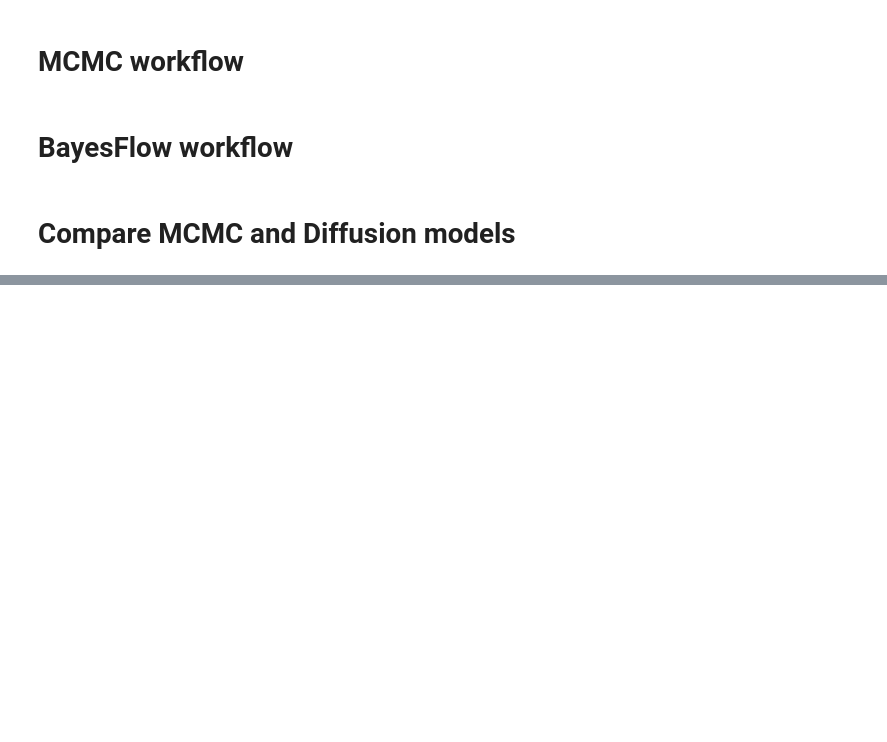
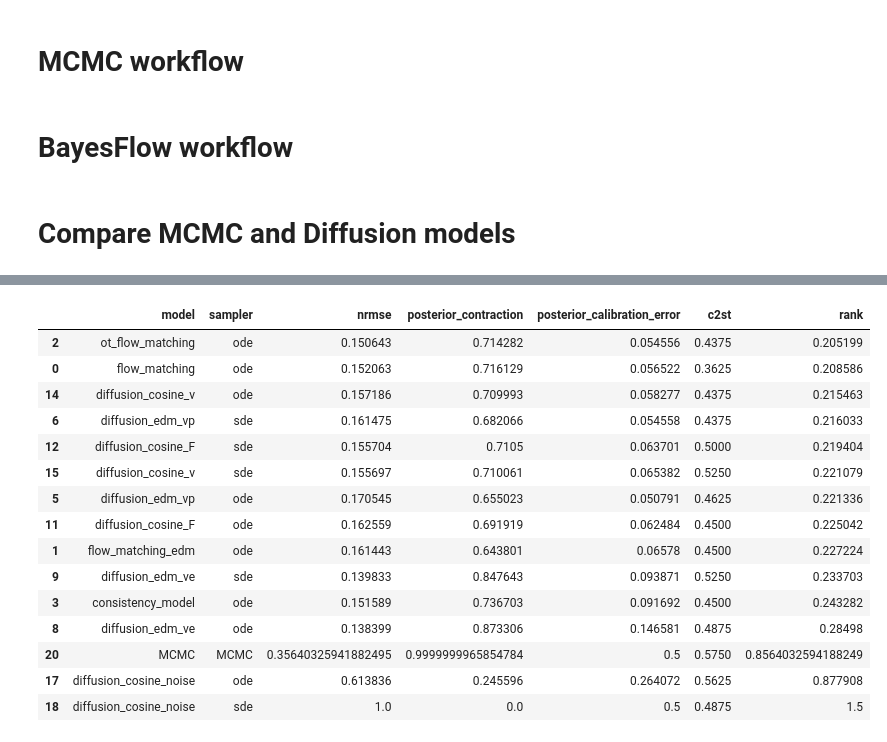
Before and after one commit to vepe99/diffusion-experiments, a Jupyter notebook: case_study2/petab_benchmark.ipynb, the cells around one changed output, grey strips where cells are left out. Cells and saved outputs as stored; diff of their text form; code cells hidden in the pictures; blank space fills up the shorter version.

```diff
--- a/case_study2/petab_benchmark.ipynb
+++ b/case_study2/petab_benchmark.ipynb
@@ -579,2 +637,23 @@ metrics_df.sort_values(by='rank', inplace=False)
+# %%
+for m in ['nrmse', 'posterior_contraction', 'posterior_calibration_error', 'c2st', 'rank']:
+    metrics_df_joint[m] = (metrics_df_1[m] + metrics_df_2[m]) / 2
+metrics_df_joint.sort_values(by='rank', inplace=False)
+# %% [output]
+|  | model | sampler | nrmse | posterior_contraction | posterior_calibration_error | c2st | rank |
+| 2 | ot_flow_matching | ode | 0.150643 | 0.714282 | 0.054556 | 0.4375 | 0.205199 |
+| 0 | flow_matching | ode | 0.152063 | 0.716129 | 0.056522 | 0.3625 | 0.208586 |
+| 14 | diffusion_cosine_v | ode | 0.157186 | 0.709993 | 0.058277 | 0.4375 | 0.215463 |
+| 6 | diffusion_edm_vp | sde | 0.161475 | 0.682066 | 0.054558 | 0.4375 | 0.216033 |
+| 12 | diffusion_cosine_F | sde | 0.155704 | 0.7105 | 0.063701 | 0.5000 | 0.219404 |
+| 15 | diffusion_cosine_v | sde | 0.155697 | 0.710061 | 0.065382 | 0.5250 | 0.221079 |
+| 5 | diffusion_edm_vp | ode | 0.170545 | 0.655023 | 0.050791 | 0.4625 | 0.221336 |
+| 11 | diffusion_cosine_F | ode | 0.162559 | 0.691919 | 0.062484 | 0.4500 | 0.225042 |
+| 1 | flow_matching_edm | ode | 0.161443 | 0.643801 | 0.06578 | 0.4500 | 0.227224 |
+| 9 | diffusion_edm_ve | sde | 0.139833 | 0.847643 | 0.093871 | 0.5250 | 0.233703 |
+| 3 | consistency_model | ode | 0.151589 | 0.736703 | 0.091692 | 0.4500 | 0.243282 |
+| 8 | diffusion_edm_ve | ode | 0.138399 | 0.873306 | 0.146581 | 0.4875 | 0.28498 |
+| 20 | MCMC | MCMC | 0.35640325941882495 | 0.9999999965854784 | 0.5 | 0.5750 | 0.8564032594188249 |
+| 17 | diffusion_cosine_noise | ode | 0.613836 | 0.245596 | 0.264072 | 0.5625 | 0.877908 |
+| 18 | diffusion_cosine_noise | sde | 1.0 | 0.0 | 0.5 | 0.4875 | 1.5 |
 # %%
 # Compare all models with all samplers overlaid
```
Also changed, not shown: parts of 10 cells of this notebook, 4 other files.
